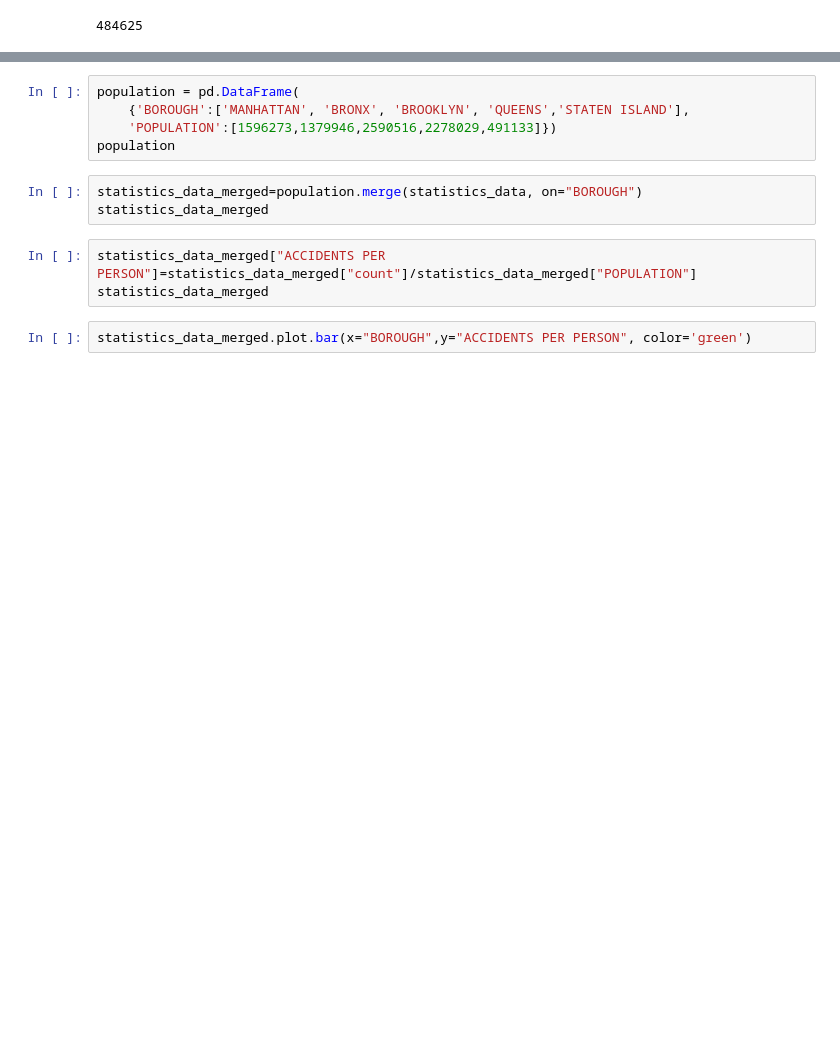
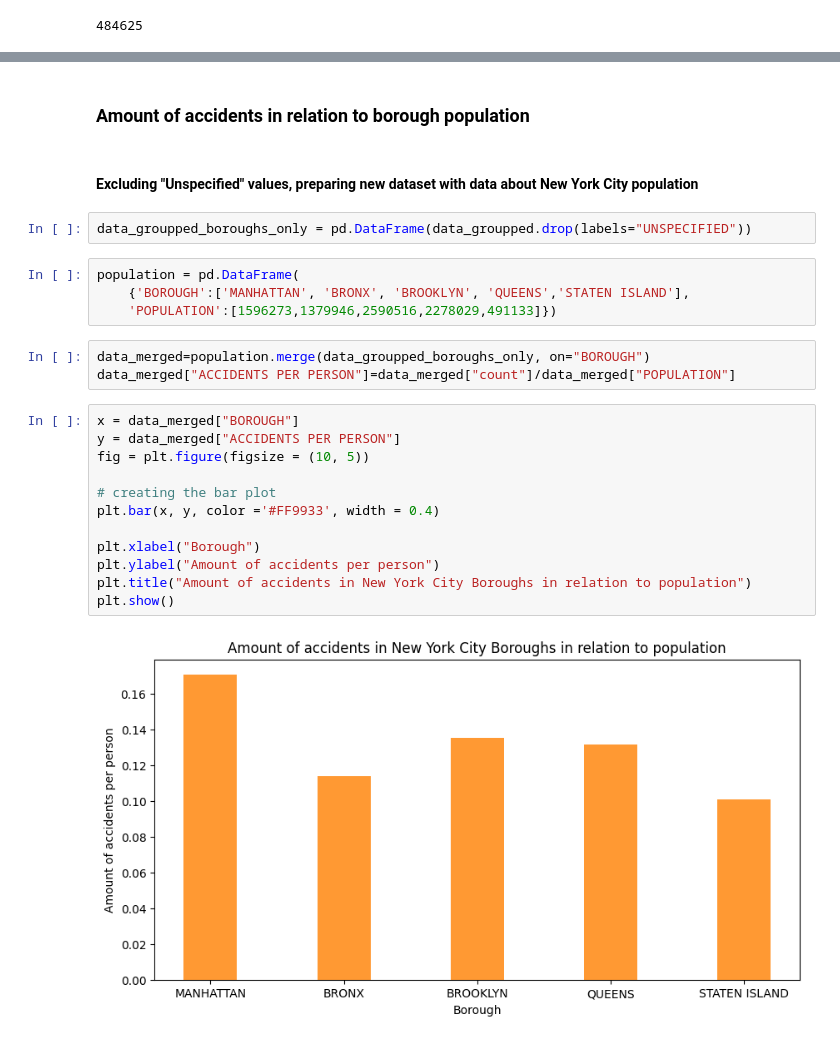
Before and after one commit to nataliamazurgolota/projekt_dyplomowy, a Jupyter notebook: 6_Statistic about accidents for each borough.ipynb, the cells around one changed output, grey strips where cells are left out. Cells and saved outputs as stored; diff of their text form; blank space fills up the shorter version.

```diff
--- a/6_Statistic about accidents for each borough.ipynb
+++ b/6_Statistic about accidents for each borough.ipynb
@@ -46,13 +55,27 @@ TypeError: no numeric data to plot
+# %% [markdown]
+### Amount of accidents in relation to borough population
+# %% [markdown]
+#### Excluding "Unspecified" values, preparing new dataset with data about New York City population
+# %%
+data_groupped_boroughs_only = pd.DataFrame(data_groupped.drop(labels="UNSPECIFIED"))
 # %%
 population = pd.DataFrame(
     {'BOROUGH':['MANHATTAN', 'BRONX', 'BROOKLYN', 'QUEENS','STATEN ISLAND'],
     'POPULATION':[1596273,1379946,2590516,2278029,491133]})
-population
 # %%
-statistics_data_merged=population.merge(statistics_data, on="BOROUGH")
-statistics_data_merged
+data_merged=population.merge(data_groupped_boroughs_only, on="BOROUGH")
+data_merged["ACCIDENTS PER PERSON"]=data_merged["count"]/data_merged["POPULATION"]
-# %%
-statistics_data_merged["ACCIDENTS PER PERSON"]=statistics_data_merged["count"]/statistics_data_merged["POPULATION"]
-statistics_data_merged
 # %%
-statistics_data_merged.plot.bar(x="BOROUGH",y="ACCIDENTS PER PERSON", color='green')
+x = data_merged["BOROUGH"]
+y = data_merged["ACCIDENTS PER PERSON"]
+fig = plt.figure(figsize = (10, 5))
+
+# creating the bar plot
+plt.bar(x, y, color ='#FF9933', width = 0.4)
+
+plt.xlabel("Borough")
+plt.ylabel("Amount of accidents per person")
+plt.title("Amount of accidents in New York City Boroughs in relation to population")
+plt.show()
+# %% [output]
+[figure, added]
```
Also changed, not shown: parts of 10 cells of this notebook.
